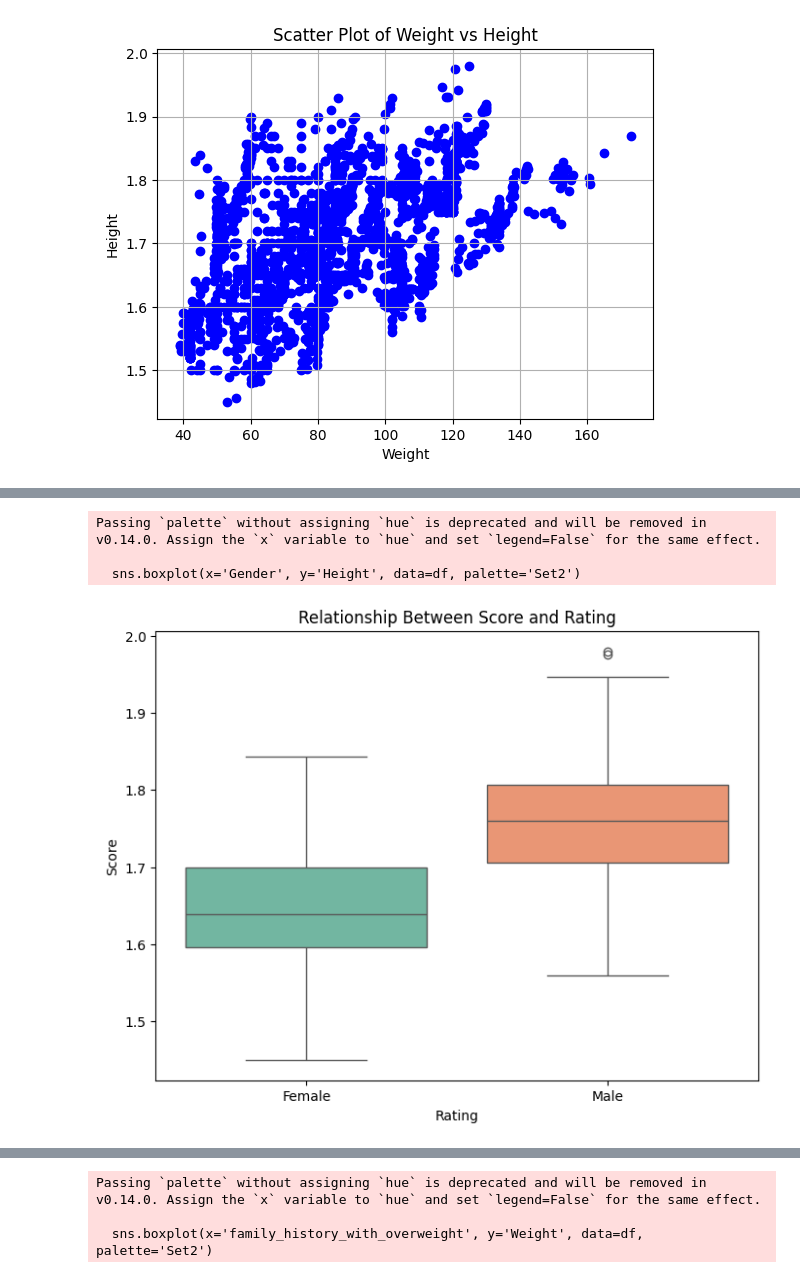
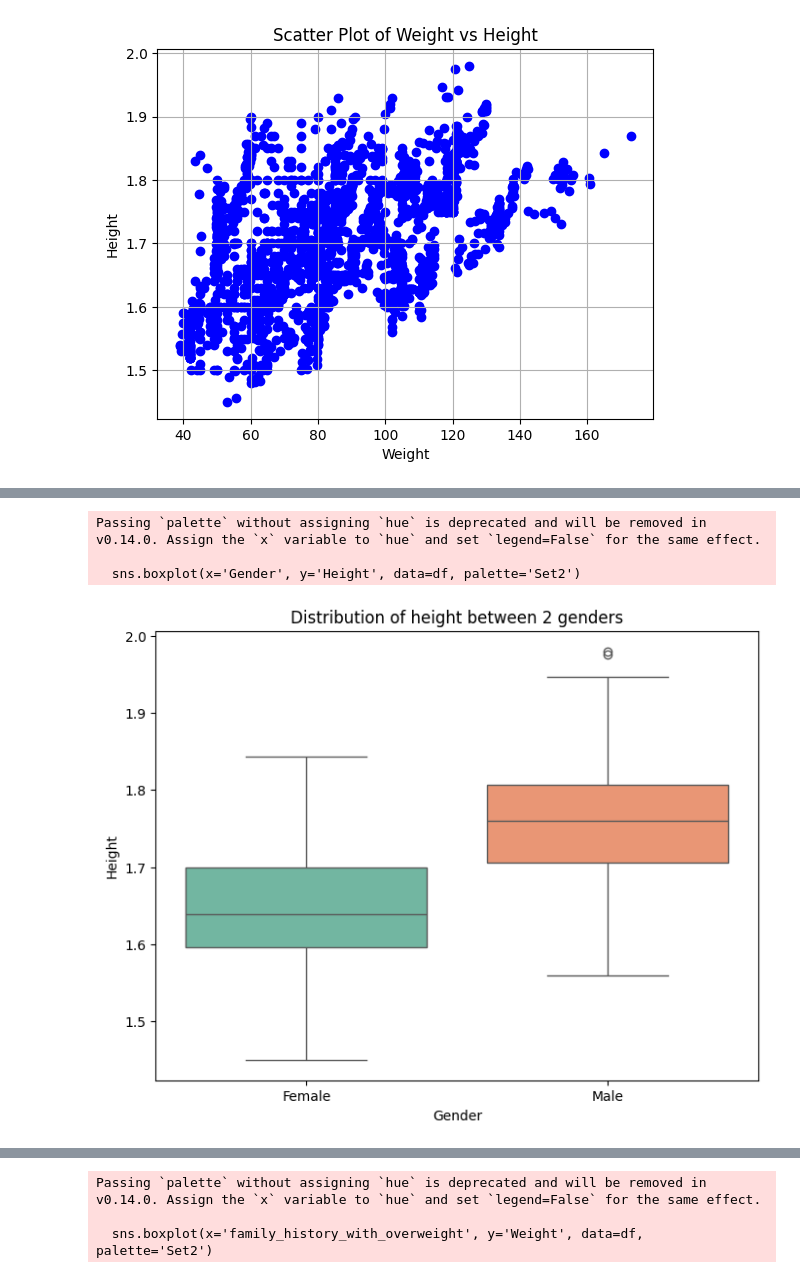
Before and after one commit to dang-nguyendd/ds_data_modelling, a Jupyter notebook: s3759957.ipynb, the cells around one changed output, grey strips where cells are left out. Drawn from its saved outputs; the diff is of its cells as text; code cells hidden in the pictures.

```diff
--- a/s3759957.ipynb
+++ b/s3759957.ipynb
@@ -408,17 +443,14 @@ Name: count, dtype: int64
 # %%
-# rating_order = ['Low', 'Medium', 'High']
-# df['Rating'] = pd.Categorical(df['Rating'], categories=rating_order, ordered=True), order=rating_order
-# Create the boxplot
 plt.figure(figsize=(8, 6))
 sns.boxplot(x='Gender', y='Height', data=df, palette='Set2')
 # Title and labels
-plt.title('Relationship Between Score and Rating')
-plt.xlabel('Rating')
-plt.ylabel('Score')
+plt.title('Distribution of height between 2 genders')
+plt.xlabel('Gender')
+plt.ylabel('Height')
 # Show the plot
 plt.show()
 # %% [output]
 Passing `palette` without assigning `hue` is deprecated and will be removed in v0.14.0. Assign the `x` variable to `hue` and set `legend=False` for the same effect.
 
   sns.boxplot(x='Gender', y='Height', data=df, palette='Set2')
-[figure, old version]
+[figure, new version]
```
Also changed, not shown: parts of 15 cells of this notebook.
